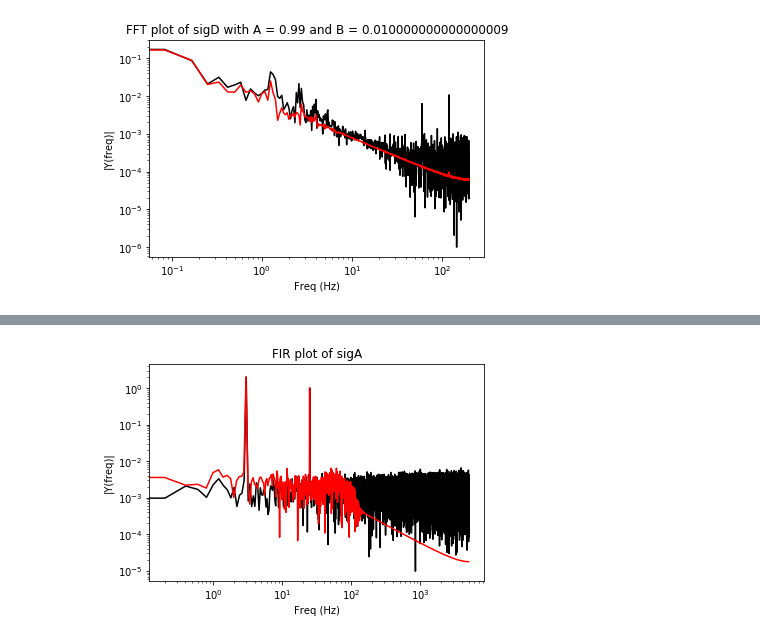
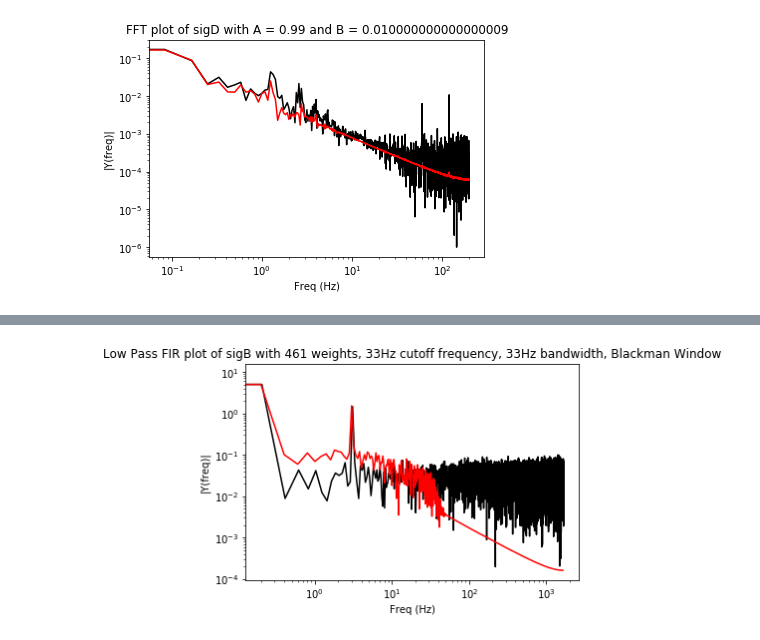
Before and after one commit to apelberg/ME433, a Jupyter notebook: HW 2/HW 2.ipynb, the cells around one changed output, grey strips where cells are left out. Cells and saved outputs as stored; diff of their text form; code cells hidden in the pictures.

```diff
--- a/HW 2/HW 2.ipynb
+++ b/HW 2/HW 2.ipynb
@@ -830,10 +1376,12 @@ plt.show()
 # %%
-# Low pass filter sigA
+# Low pass filter sigB
+
+#3300
 
 t = [] # column 0
 data1 = [] # column 1
 
-with open('sigA.csv') as f:
+with open('sigB.csv') as f:
     # open the csv file
     reader = csv.reader(f)
     for row in reader:
@@ -1322,7 +1870,7 @@ newsamplerate = len(newdata)/t[-1]
 # plt.plot(t,data1)
 # plt.plot(t,newdata)
 
-# FFT for sigD
+# FFT for sigB
 
 Fs = samplerate # sample rate
 Ts = 1.0/Fs; # sampling interval
@@ -1335,34 +1883,34 @@ frq = k/T # two sides frequency range
 frq = frq[range(int(n/2))] # one side frequency range
 Y = np.fft.fft(y)/n # fft computing and normalization
 Y = Y[range(int(n/2))]
 
 
 plt.loglog(frq,abs(Y),'black') # plotting the fft
 plt.xlabel('Freq (Hz)')
 plt.ylabel('|Y(freq)|')
 
 
 # plotting the new sample FFT
 samplerate = len(newdata)/t[-1]
 
-# FFT for sigD
+# FFT for sigB
 
 Fs = samplerate # sample rate
 Ts = 1.0/Fs; # sampling interval
 ts = np.arange(0,t[-1],Ts) # time vector
 y = newdata # the data to make the fft from
 n = len(y) # length of the signal
 k = np.arange(n)
 T = n/Fs
 frq = k/T # two sides frequency range
 frq = frq[range(int(n/2))] # one side frequency range
 Y = np.fft.fft(y)/n # fft computing and normalization
 Y = Y[range(int(n/2))]
 
 
 plt.loglog(frq,abs(Y),'red') # plotting the fft
-plt.title('FIR plot of sigA')
+plt.title('Low Pass FIR plot of sigB with 461 weights, 33Hz cutoff frequency, 33Hz bandwidth, Blackman Window')
 plt.show()
 # %% [output]
-[figure, old version]
+[figure, new version]
 # %%
```
Also changed, not shown: parts of 5 cells of this notebook, 3 other files.
